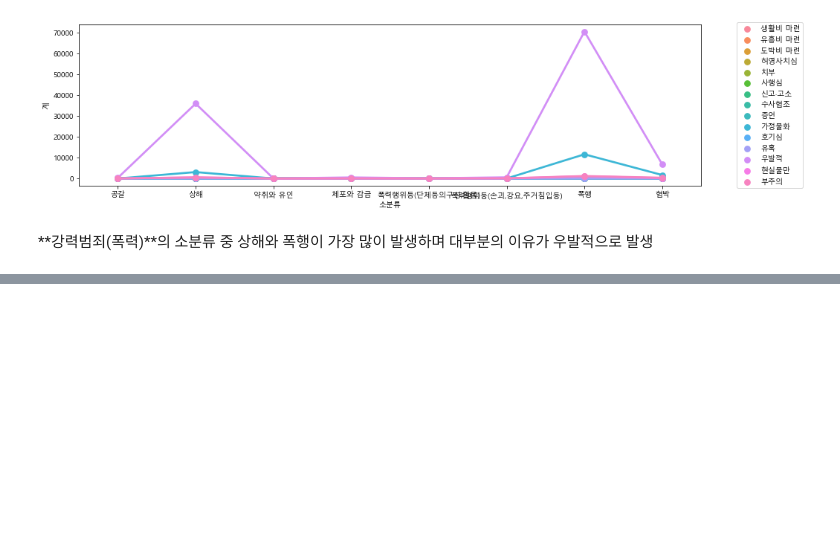
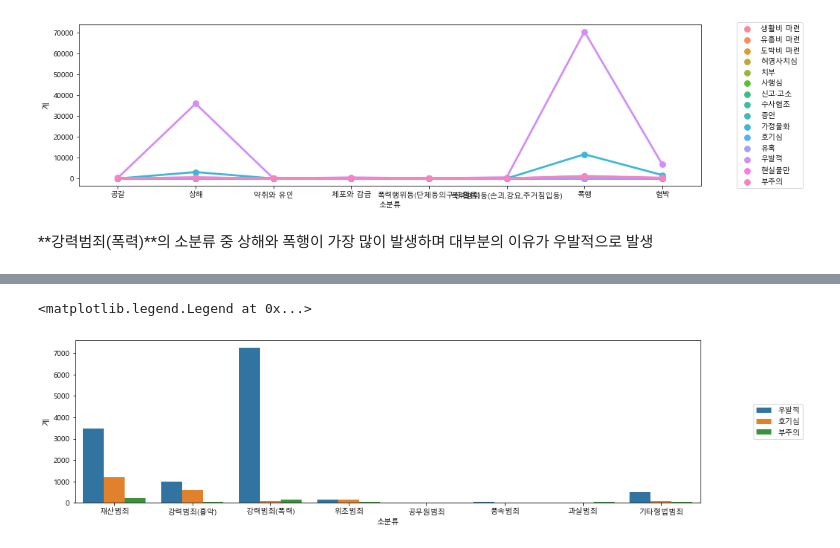
Before and after one commit to hkim11656/crime_analysis, a Jupyter notebook: 06_소년 범죄자와 일반 범죄자의 범행 동기 차이 분석_김유민.ipynb, the cells around one changed output, grey strips where cells are left out. Saved outputs shown, nothing was run; the diff lists cells and outputs as text; code cells hidden in the pictures; blank space fills up the shorter version.

Commit message:
20210715|범행동기 분석내용 추가

```diff
--- a/06_소년 범죄자와 일반 범죄자의 범행 동기 차이 분석_김유민.ipynb
+++ b/06_소년 범죄자와 일반 범죄자의 범행 동기 차이 분석_김유민.ipynb
@@ -972,0 +1219,4 @@ plt.legend(loc='center right', bbox_to_anchor=(1.17, 0.5), ncol=1)
+# %%
+df_young_top['우발적']=df_young_top['우발적'].astype(int)
+df_young_top['호기심']=df_young_top['호기심'].astype(int)
+df_young_top['부주의']=df_young_top['부주의'].astype(int)
@@ -972,0 +1235,2 @@ plt.legend(loc='center right', bbox_to_anchor=(1.17, 0.5), ncol=1)
+# %%
+df_young_top['소분류'] = df_young_top['소분류'].str.replace('의 계\[입력치\]','')
@@ -972,0 +1249,5 @@ plt.legend(loc='center right', bbox_to_anchor=(1.17, 0.5), ncol=1)
+# %%
+df_young_top_m = df_young_top.melt(id_vars='소분류')
+# %%
+df_young_top_m = df_young_top_m.rename(columns={'variable':'범행동기', 'value':'계'})
+df_young_top_m.head()
@@ -972,0 +1261,8 @@ plt.legend(loc='center right', bbox_to_anchor=(1.17, 0.5), ncol=1)
+# %%
+plt.figure(figsize=(15,4))
+sns.barplot(data=df_young_top_m, x='소분류',y='계', hue='범행동기')
+
+plt.legend(loc='center right', bbox_to_anchor=(1.17, 0.5), ncol=1)
+# %% [output]
+<matplotlib.legend.Legend at 0x...>
+[figure, added]
```
Also changed, not shown: parts of 44 cells of this notebook.
